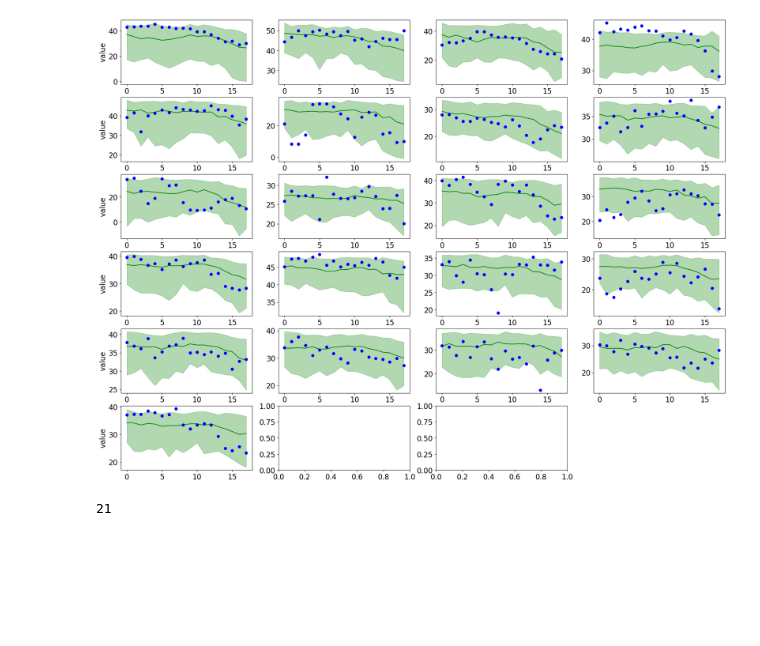
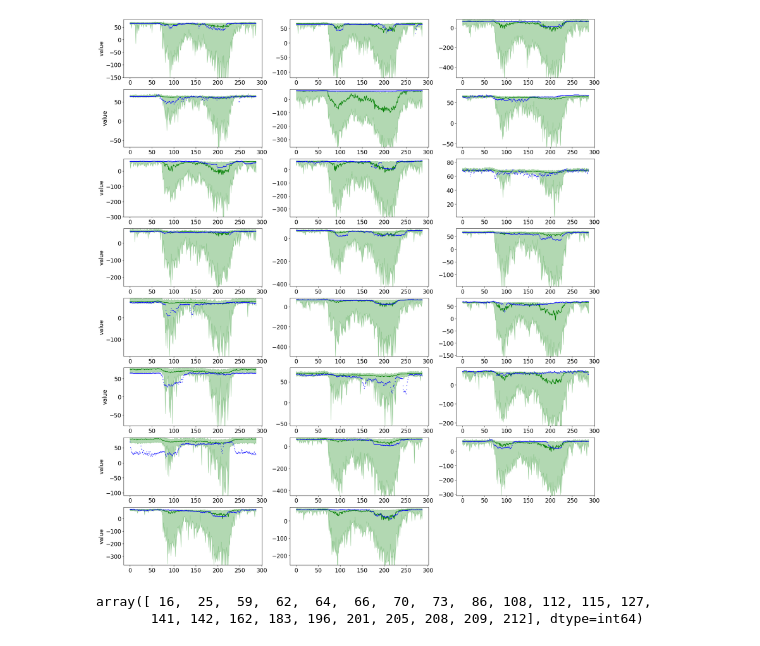
Before and after one commit to Radar-Lei/CDSTI, a Jupyter notebook: visualize_examples_SM_only.ipynb, the cells around one changed output. Drawn from its saved outputs; the diff is of its cells as text; code cells hidden in the pictures; blank space fills up the shorter version.

```diff
--- a/visualize_examples_SM_only.ipynb
+++ b/visualize_examples_SM_only.ipynb
@@ -8,21 +8,28 @@ import pandas as pd
 def get_quantile(samples,q,dim=1):
     return torch.quantile(samples,q,dim=dim).cpu().numpy()
 # %%
-dataset = 'Guangzhou' #choose dataset
 unnormalization = True
+device = torch.device('cuda:1')
+
 
 nsample = 100 # number of generated sample
-foldername = "Guangzhou_20230525_152915_missing_pattern(RSM)_misssing_rate(0.1)"
-path = './save/' + foldername + '/generated_outputs_nsample' + str(nsample) + '.pk'
+foldername = "PeMS7_V_228_20230531_161511_missing_pattern(RSM)_misssing_rate(0.1)"
+path = './save_csdi/' + foldername + '/generated_outputs_nsample' + str(nsample) + '_epoch4' + '.pk'
 with open(path, 'rb') as f:
     samples,all_target,all_evalpoint,all_observed,_,_,_ = pickle.load( f)
+
+samples = samples.to(device)
+all_target = all_target.to(device)
+all_evalpoint = all_evalpoint.to(device)
+all_observed = all_observed.to(device)
 
 all_target_np = all_target.cpu().numpy()
 all_evalpoint_np = all_evalpoint.cpu().numpy()
 all_observed_np = all_observed.cpu().numpy()
 all_given_np = all_observed_np - all_evalpoint_np
 
-# SM nodes, i.e., features
+# SM nodes, i.e., features shape (batch_size, L_d, K), (2, 288, 228)
+# [0] not just one node/location, but just fetch the 1d array from the tuple
 SM_inds = np.where(all_evalpoint_np[0,0,:] == 1)[0]
 samples = samples[:,:,:,SM_inds]
 all_target_np = all_target_np[:,:,SM_inds]
@@ -34,7 +41,7 @@ K = samples.shape[-1] #feature
 L = samples.shape[-2] #time length
 
 if unnormalization:
-    path = './save/' + foldername + '/meanstd.pk'
+    path = './save_csdi/' + foldername + '/meanstd.pk'
     with open(path, 'rb') as f:
         train_mean,train_std = pickle.load(f)
 
@@ -42,8 +49,8 @@ if unnormalization:
     train_mean = train_mean[SM_inds]
     train_std = train_std[SM_inds]
 
-    train_std_cuda = torch.from_numpy(train_std).cuda()
-    train_mean_cuda = torch.from_numpy(train_mean).cuda()
+    train_std_cuda = torch.from_numpy(train_std).cuda(device=device)
+    train_mean_cuda = torch.from_numpy(train_mean).cuda(device=device)
     all_target_np=(all_target_np*train_std+train_mean)
     samples=(samples*train_std_cuda+train_mean_cuda)
 # %%
@@ -53,36 +60,44 @@ for q in qlist:
     quantiles_imp.append(get_quantile(samples, q, dim=1)*(1-all_given_np) + all_target_np * all_given_np)
 # %%
 ###traffic speed###
-dataind = 15 #change to visualize a different sample
+dataind = 0 #change to visualize a different sample
 %matplotlib inline
 plt.rcParams["font.size"] = 16
 
 num_subplots = len(SM_inds)
-ncols = 4
+ncols = 3
 nrows = (num_subplots + ncols - 1) // ncols
 
-fig, axes = plt.subplots(nrows=nrows, ncols=ncols,figsize=(24.0, 18))
+fig, axes = plt.subplots(nrows=nrows, ncols=ncols,figsize=(24.0, 3.5*nrows))
 fig.delaxes(axes[-1][-1])
 
 for k in range(K):
     df = pd.DataFrame({"x":np.arange(0,L), "val":all_target_np[dataind,:,k], "y":all_evalpoint_np[dataind,:,k]})
     df = df[df.y != 0]
     df2 = pd.DataFrame({"x":np.arange(0,L), "val":all_target_np[dataind,:,k], "y":all_given_np[dataind,:,k]})
     df2 = df2[df2.y != 0]
-    row = k // 4
-    col = k % 4
+    row = k // ncols
+    col = k % ncols
     axes[row][col].plot(range(0,L), quantiles_imp[2][dataind,:,k], color = 'g',linestyle='solid',label='CDI')
     axes[row][col].fill_between(range(0,L), quantiles_imp[0][dataind,:,k],quantiles_imp[4][dataind,:,k],
                     color='g', alpha=0.3)
-    axes[row][col].plot(df.x,df.val, color = 'b',marker = 'o', linestyle='None')
+    axes[row][col].plot(df.x,df.val, color = 'b',marker = 'o', linestyle='None', markersize=1)
     axes[row][col].plot(df2.x,df2.val, color = 'r',marker = 'x', linestyle='None')
+
+    # Get the minimum y-value from the data
+    min_y = min(np.min(df.val), np.min(df2.val), np.min(quantiles_imp[0][dataind,:,k]))
+    max_y = min(np.max(df.val), np.max(df2.val), np.max(quantiles_imp[4][dataind,:,k]))
+    axes[row][col].set_ylim(bottom= min_y - min_y*0.2)  # Set the y-axis lower limit
+    axes[row][col].set_ylim(top= max_y + max_y*0.2)  # Set the y-axis upper limit
+
     if col == 0:
         plt.setp(axes[row, 0], ylabel='value')
     if row == -1:
         plt.setp(axes[-1, col], xlabel='time')
 # %% [output]
-[figure, old version]
+[figure, new version]
-# %%
-num_subplots
-# %% [output]
-21
+# %%
+SM_inds
+# %% [output]
+array([ 16,  25,  59,  62,  64,  66,  70,  73,  86, 108, 112, 115, 127,
+       141, 142, 162, 183, 196, 201, 205, 208, 209, 212], dtype=int64)
```
Also changed, not shown: 7 other files.
